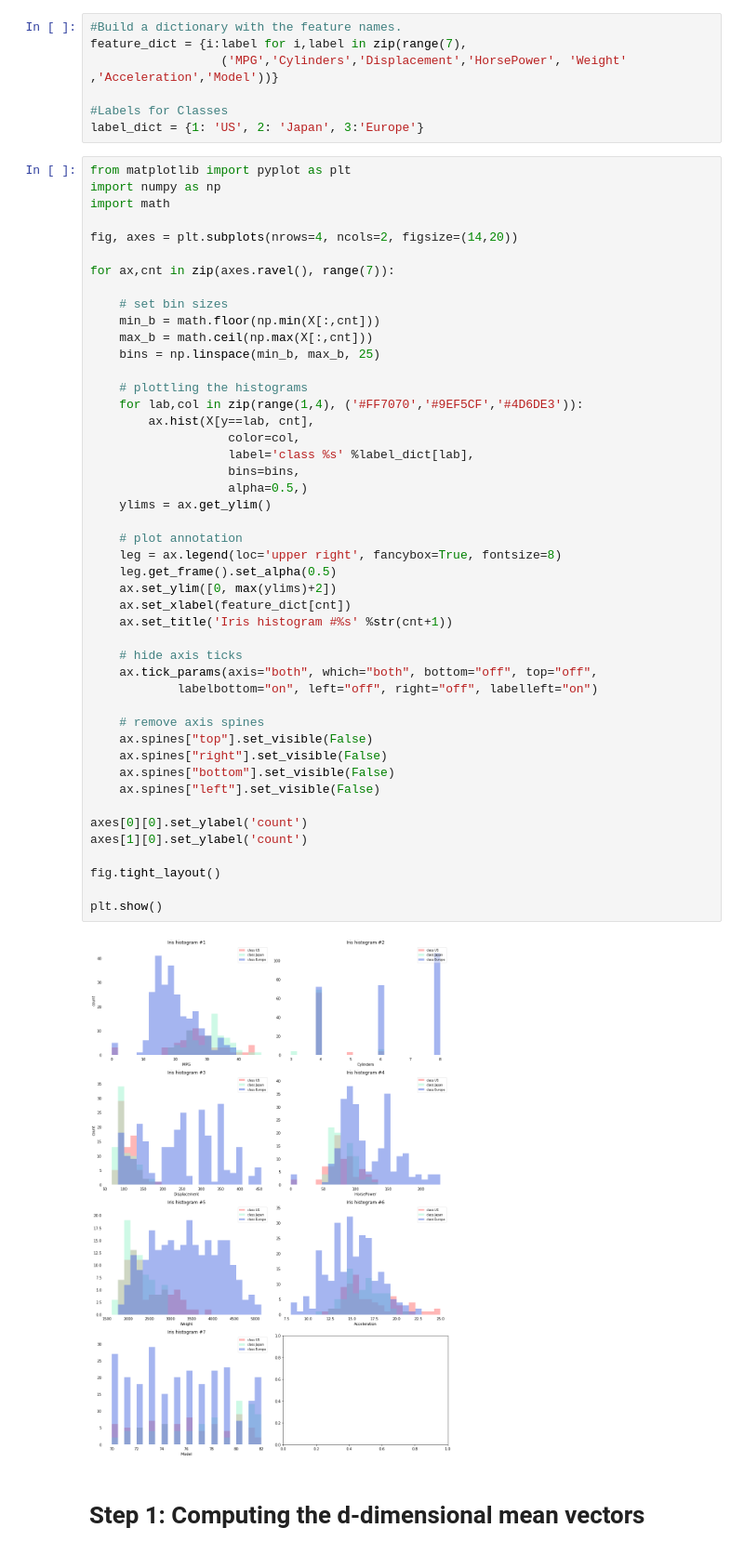
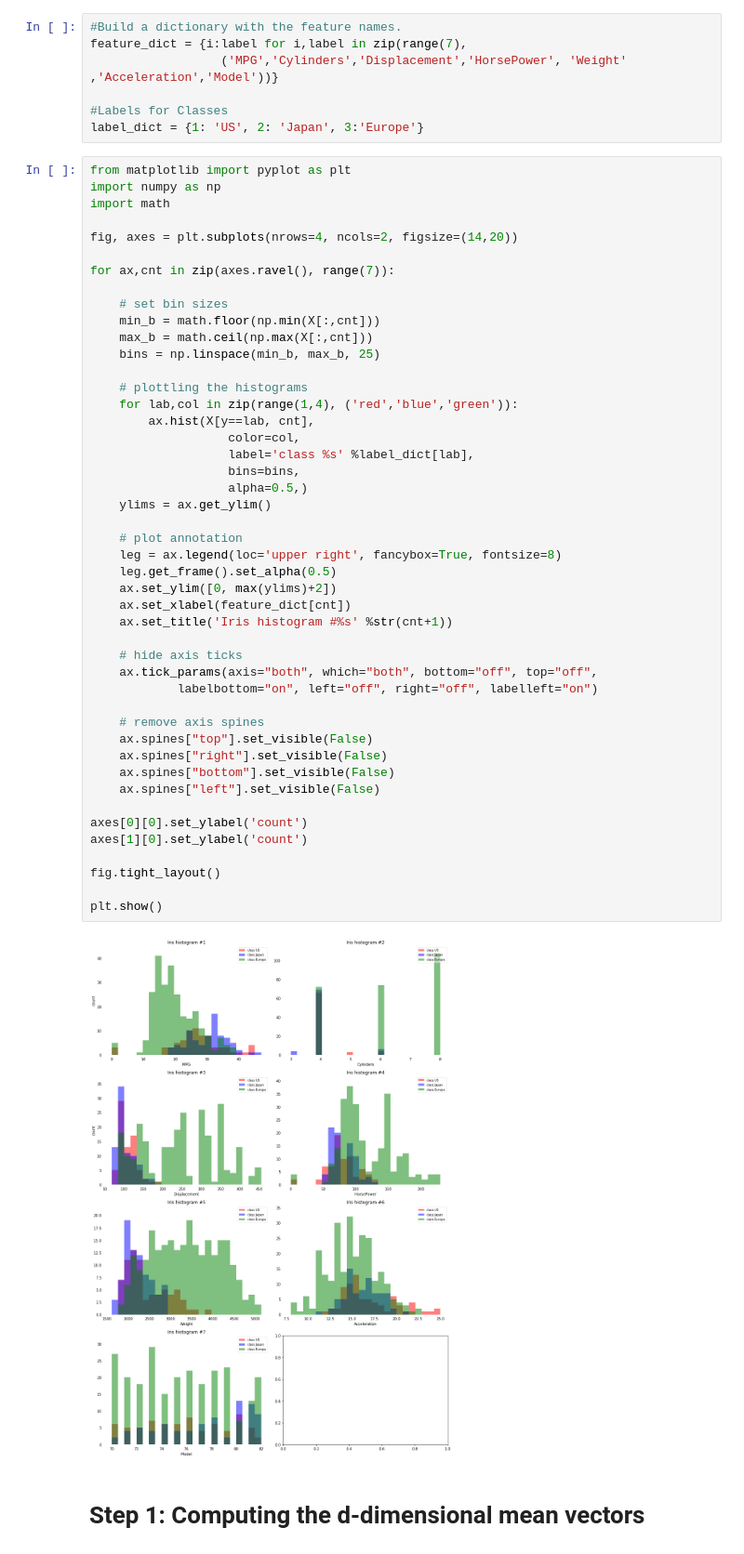
Before and after one commit to Miguel75An/Linear-Discriminant-Analysis, a Jupyter notebook: Repeating LDA for Cars.csv.ipynb, the cells around one changed output. Shown: that part at 93% size. Cells and saved outputs as stored; diff of their text form.

```diff
--- a/Repeating LDA for Cars.csv.ipynb
+++ b/Repeating LDA for Cars.csv.ipynb
@@ -55,39 +55,39 @@ for ax,cnt in zip(axes.ravel(), range(7)):
     bins = np.linspace(min_b, max_b, 25)
 
     # plottling the histograms
-    for lab,col in zip(range(1,4), ('#FF7070','#9EF5CF','#4D6DE3')):
+    for lab,col in zip(range(1,4), ('red','blue','green')):
         ax.hist(X[y==lab, cnt],
                    color=col,
                    label='class %s' %label_dict[lab],
                    bins=bins,
                    alpha=0.5,)
     ylims = ax.get_ylim()
 
     # plot annotation
     leg = ax.legend(loc='upper right', fancybox=True, fontsize=8)
     leg.get_frame().set_alpha(0.5)
     ax.set_ylim([0, max(ylims)+2])
     ax.set_xlabel(feature_dict[cnt])
     ax.set_title('Iris histogram #%s' %str(cnt+1))
 
     # hide axis ticks
     ax.tick_params(axis="both", which="both", bottom="off", top="off",
             labelbottom="on", left="off", right="off", labelleft="on")
 
     # remove axis spines
     ax.spines["top"].set_visible(False)
     ax.spines["right"].set_visible(False)
     ax.spines["bottom"].set_visible(False)
     ax.spines["left"].set_visible(False)
 
 axes[0][0].set_ylabel('count')
 axes[1][0].set_ylabel('count')
 
 fig.tight_layout()
 
 plt.show()
 # %% [output]
-[figure, old version]
+[figure, new version]
 # %% [markdown]
 # Step 1: Computing the d-dimensional mean vectors
 # %%
```
Also changed, not shown: parts of 11 cells of this notebook, 1 other file.
